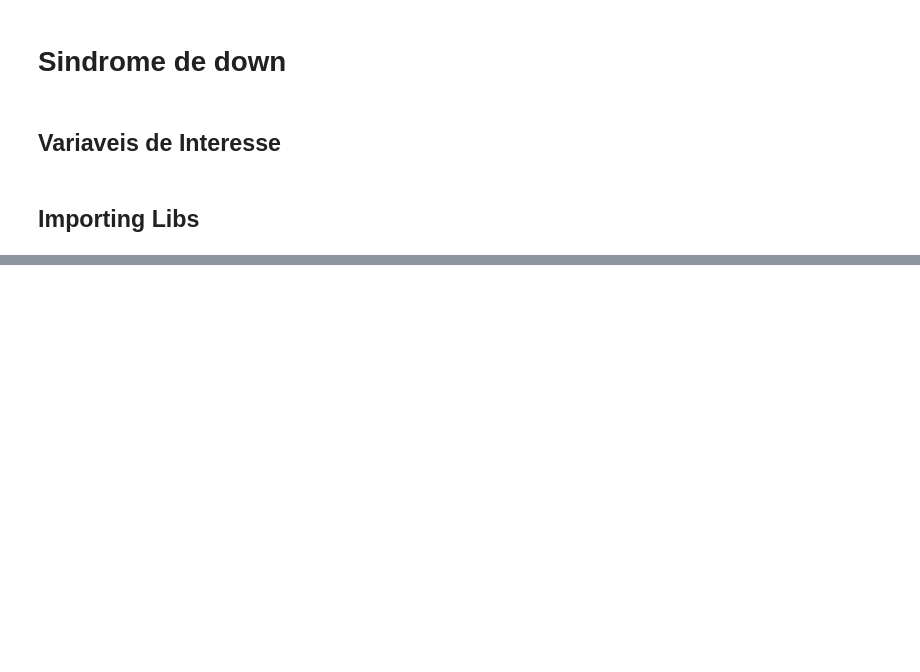
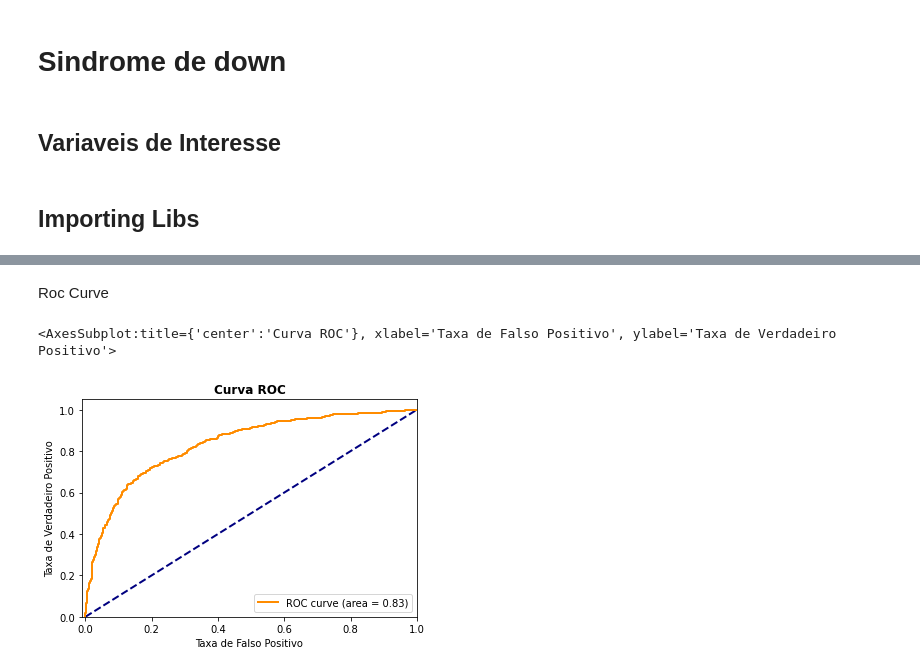
Before and after one commit to math-sasso/data_science_for_health_unicamp, a Jupyter notebook: notebooks/sindrome_down.ipynb, the cells around one changed output, grey strips where cells are left out. Drawn from its saved outputs; the diff is of its cells as text; code cells hidden in the pictures; blank space fills up the shorter version.

```diff
--- a/notebooks/sindrome_down.ipynb
+++ b/notebooks/sindrome_down.ipynb
@@ -54,0 +137,3 @@ target_correlation = fs.get_correlation_with_target(df_econded,target_anomal,'pe
+# %%
+df_cats_imp = fe.one_hot_encode_columns(df_cats_imp,df_cats_imp.columns)
+df_cats_imp.head()
@@ -54,0 +150,3 @@ target_correlation = fs.get_correlation_with_target(df_econded,target_anomal,'pe
+# %%
+df_processed = df_cats_imp.join(df_consts_imp)
+df_processed.head()
@@ -54,0 +163,6 @@ target_correlation = fs.get_correlation_with_target(df_econded,target_anomal,'pe
+# %%
+X,y = fe._split_df_in_xy(df_processed,target_column='ANOMAL_PRESENT')
+X_train, X_test, y_train, y_test = train_test_split(X, y, test_size=0.2, random_state=42)
+scaler = fe.fit_normalizer(df_train=X_train ,normalization_strategy='min_max_scaler')
+X_train = fe.normalize_data(X_train,scaler)
+X_test = fe.normalize_data(X_test,scaler)
@@ -54,0 +175,4 @@ target_correlation = fs.get_correlation_with_target(df_econded,target_anomal,'pe
+# %%
+clf = RandomForestClassifier(max_depth=10, random_state=0)
+clf.fit(X_train, y_train)
+y_pred = clf.predict(X_test)
@@ -54,0 +194,8 @@ target_correlation = fs.get_correlation_with_target(df_econded,target_anomal,'pe
+# %% [markdown]
+Roc Curve
+# %%
+y_pred_prob = clf.predict_proba(X_test)
+vi.plot_roc_curve(y_true = np.array(y_test), y_prob = y_pred_prob, labels = ['not_anomalie','anomalie'])
+# %% [output]
+<AxesSubplot:title={'center':'Curva ROC'}, xlabel='Taxa de Falso Positivo', ylabel='Taxa de Verdadeiro Positivo'>
+[figure, added]
```
Also changed, not shown: parts of 38 cells of this notebook, 4 other files.
